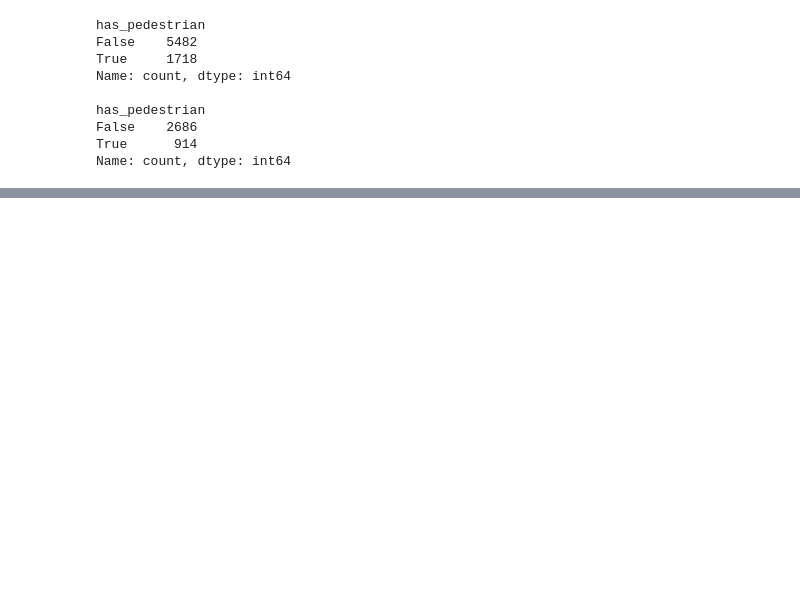
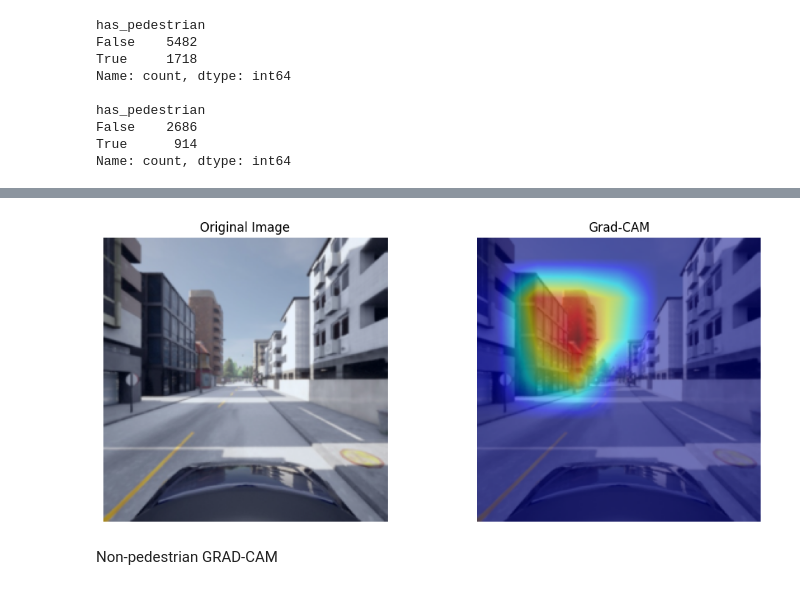
Before and after one commit to vinitdarji16/MLS-Exercise, a Jupyter notebook: MLS_exercise3_pedestrian.ipynb, the cells around one changed output, grey strips where cells are left out. Saved outputs shown, nothing was run; the diff lists cells and outputs as text; code cells hidden in the pictures; blank space fills up the shorter version.

Commit message:
Complete pedestrian classifier evaluation and Grad-CAM

```diff
--- a/MLS_exercise3_pedestrian.ipynb
+++ b/MLS_exercise3_pedestrian.ipynb
@@ -542,0 +565,50 @@ plt.show()
+# %%
+from pytorch_grad_cam import GradCAM
+from pytorch_grad_cam.utils.image import show_cam_on_image
+import numpy as np
+import matplotlib.pyplot as plt
+import torch
+
+# Last convolutional layer of ResNet18
+target_layers = [model.layer4[-1]]
+
+cam = GradCAM(
+    model=model,
+    target_layers=target_layers
+)
+
+# Get one image from test loader
+images, labels = next(iter(test_loader))
+
+input_tensor = images[0].unsqueeze(0).to(device)
+
+grayscale_cam = cam(input_tensor=input_tensor)[0]
+
+# Convert image for visualization
+img = images[0].permute(1, 2, 0).cpu().numpy()
+
+img = (img - img.min()) / (img.max() - img.min())
+
+visualization = show_cam_on_image(
+    img.astype(np.float32),
+    grayscale_cam,
+    use_rgb=True
+)
+
+plt.figure(figsize=(12,5))
+
+plt.subplot(1,2,1)
+plt.imshow(img)
+plt.title("Original Image")
+plt.axis("off")
+
+plt.subplot(1,2,2)
+plt.imshow(visualization)
+plt.title("Grad-CAM")
+plt.axis("off")
+
+plt.show()
+# %% [output]
+[figure, added]
+# %% [markdown]
+Non-pedestrian GRAD-CAM
```
Also changed, not shown: parts of 13 cells of this notebook.
